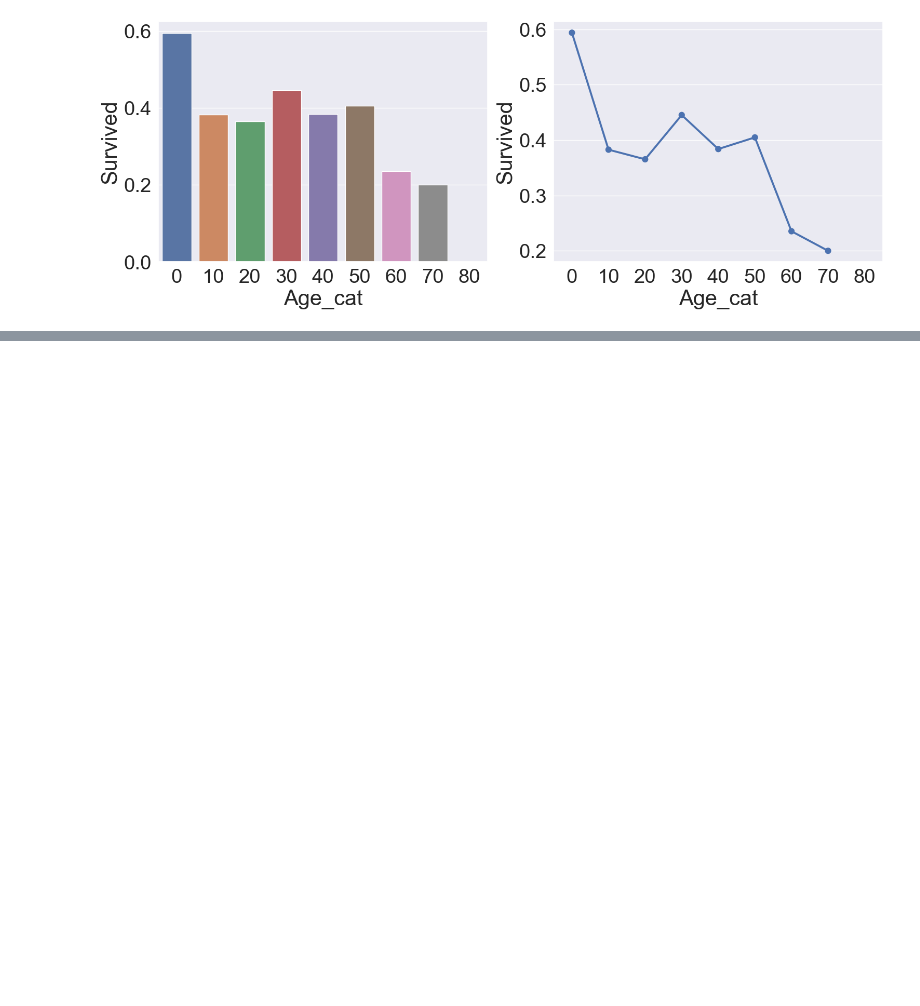
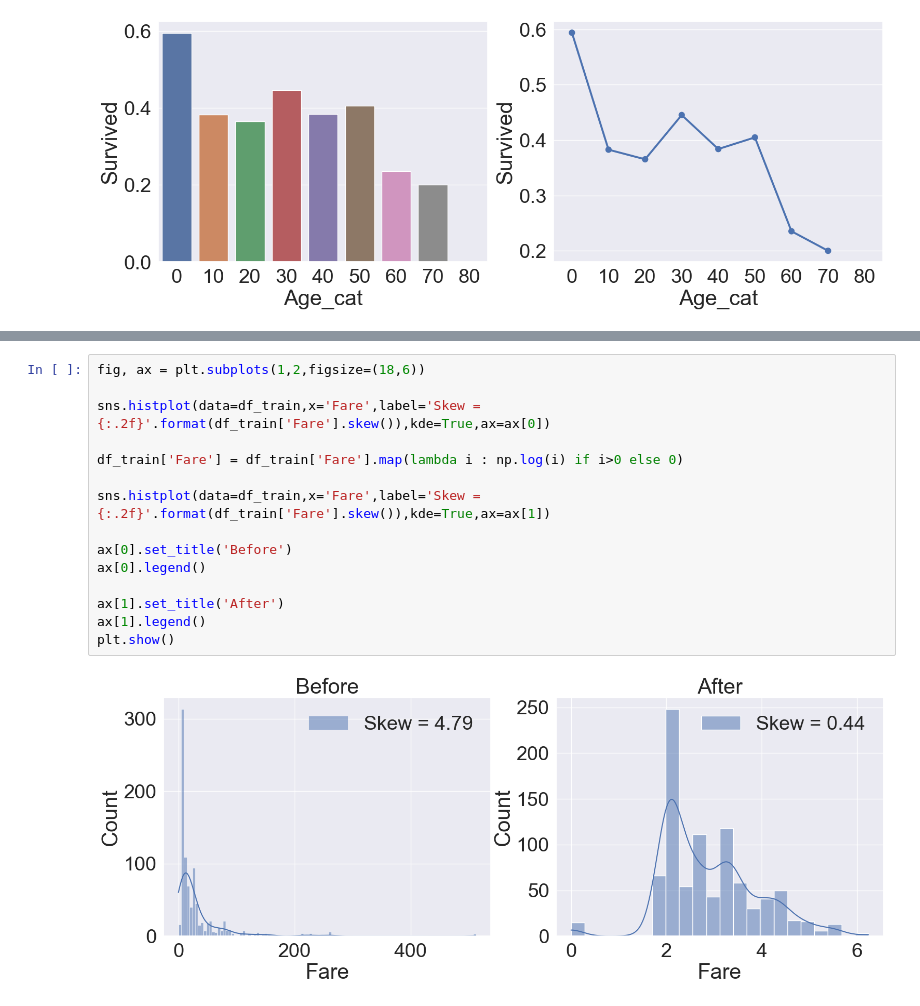
Before and after one commit to JW-Namsta/Kaggle_Study, a Jupyter notebook: Titanic/TItanic_copy_3.ipynb, the cells around one changed output, grey strips where cells are left out. Saved outputs shown, nothing was run; the diff lists cells and outputs as text; blank space fills up the shorter version.

```diff
--- a/Titanic/TItanic_copy_3.ipynb
+++ b/Titanic/TItanic_copy_3.ipynb
@@ -320,0 +348,17 @@ plt.show()
+# %%
+fig, ax = plt.subplots(1,2,figsize=(18,6))
+
+sns.histplot(data=df_train,x='Fare',label='Skew = {:.2f}'.format(df_train['Fare'].skew()),kde=True,ax=ax[0])
+
+df_train['Fare'] = df_train['Fare'].map(lambda i : np.log(i) if i>0 else 0)
+
+sns.histplot(data=df_train,x='Fare',label='Skew = {:.2f}'.format(df_train['Fare'].skew()),kde=True,ax=ax[1])
+
+ax[0].set_title('Before')
+ax[0].legend()
+
+ax[1].set_title('After')
+ax[1].legend()
+plt.show()
+# %% [output]
+[figure, added]
```
Also changed, not shown: parts of 4 cells of this notebook.
